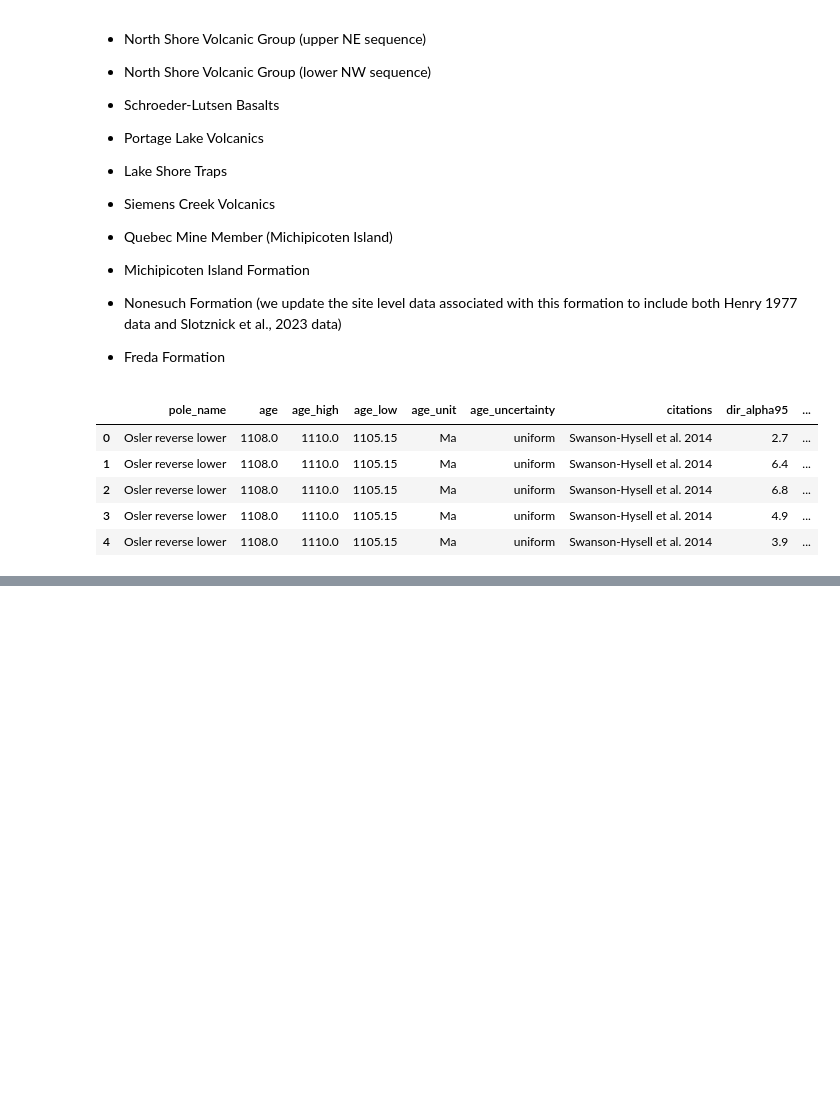
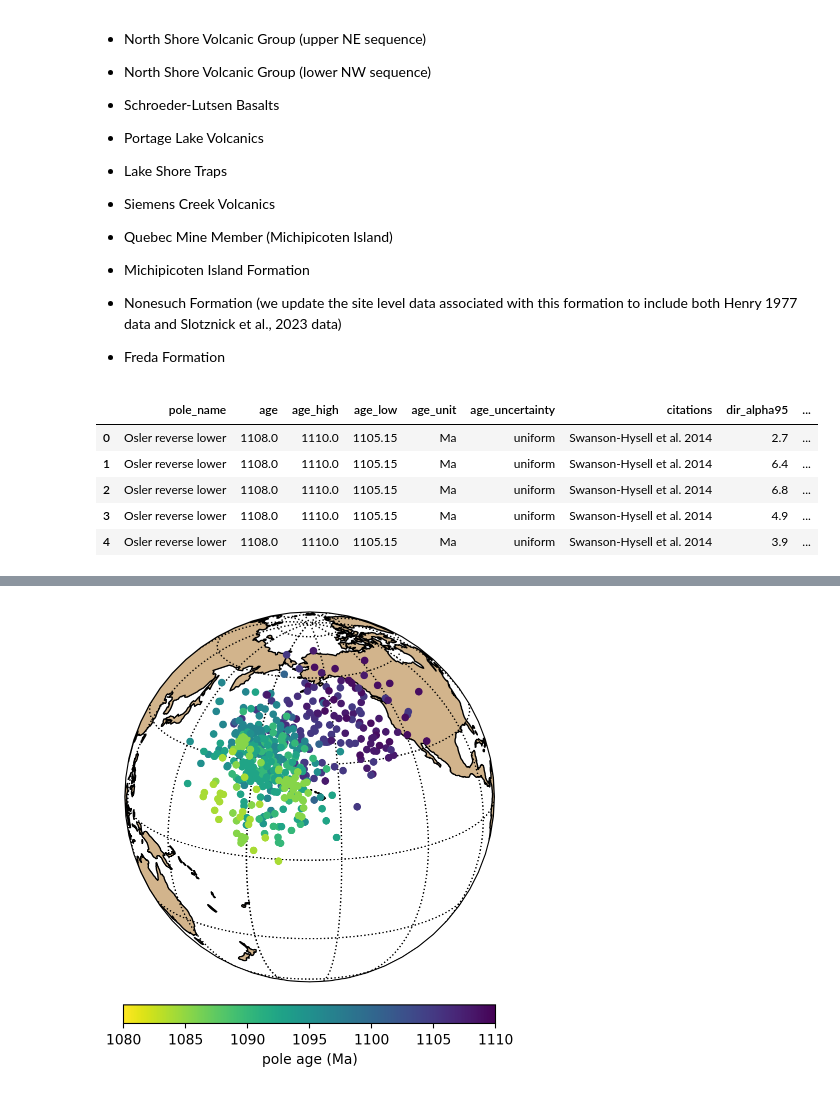
Before and after one commit to Swanson-Hysell-Group/2024_SWLLIP, a Jupyter notebook: code/Keweenawan_Track_VGP_compilation.ipynb, the cells around one changed output, grey strips where cells are left out. Drawn from its saved outputs; the diff is of its cells as text; code cells hidden in the pictures; blank space fills up the shorter version.

```diff
--- a/code/Keweenawan_Track_VGP_APWP.ipynb
+++ b/code/Keweenawan_Track_VGP_compilation.ipynb
@@ -1996,0 +1976,6 @@ RM_15_10_1115_1075
+# %%
+ax = ipmag.make_orthographic_map(200, 20, figsize=(6,6))
+ipmag.plot_poles_colorbar(ax, Keweenawan_track_sites['Plon'], Keweenawan_track_sites['Plat'],
+                          np.zeros(Keweenawan_track_sites.shape[0]), Keweenawan_track_sites['age'], vmin=1080, vmax=1110, colormap='viridis_r', edgecolor=None, alpha=0.6, )
+# %% [output]
+[figure, added]
```
Also changed, not shown: parts of 9 cells of this notebook.
